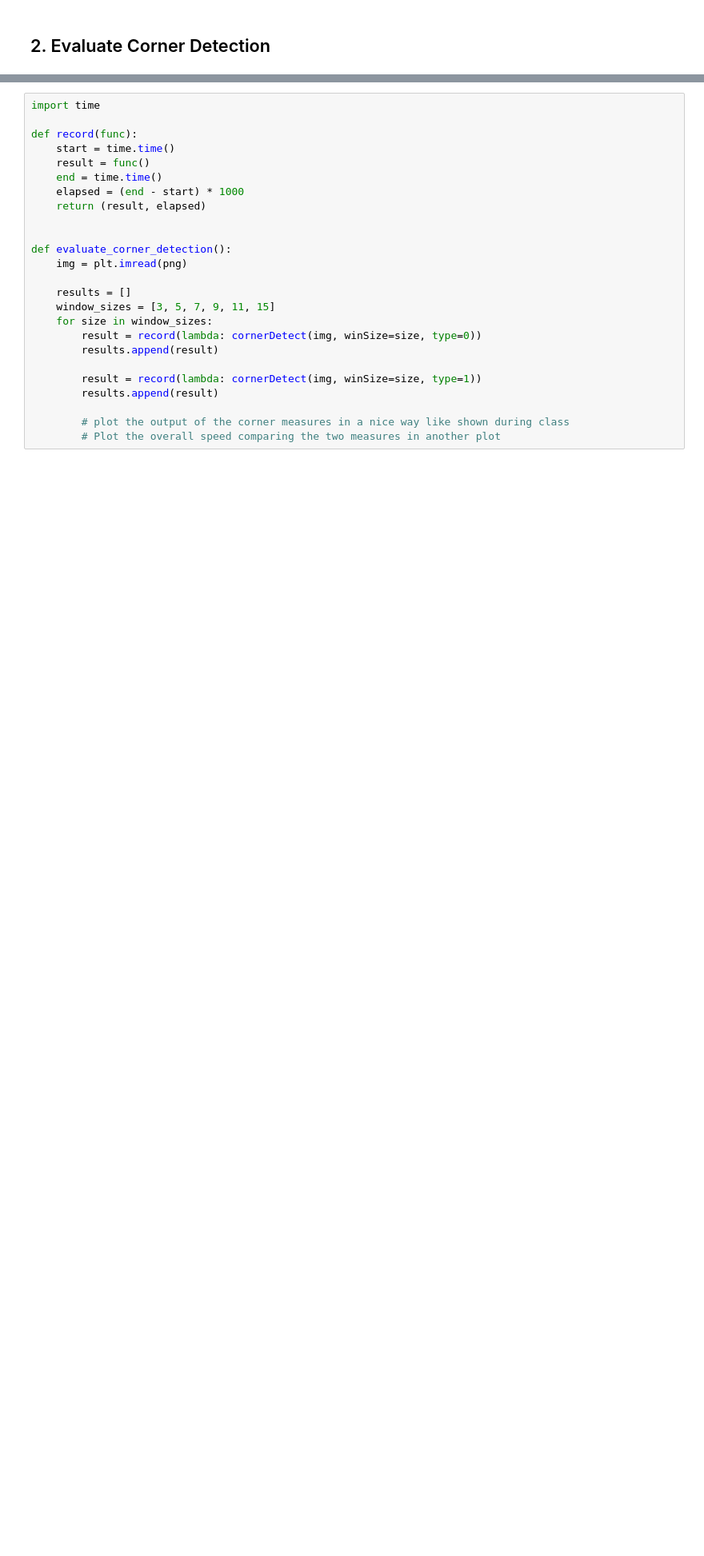
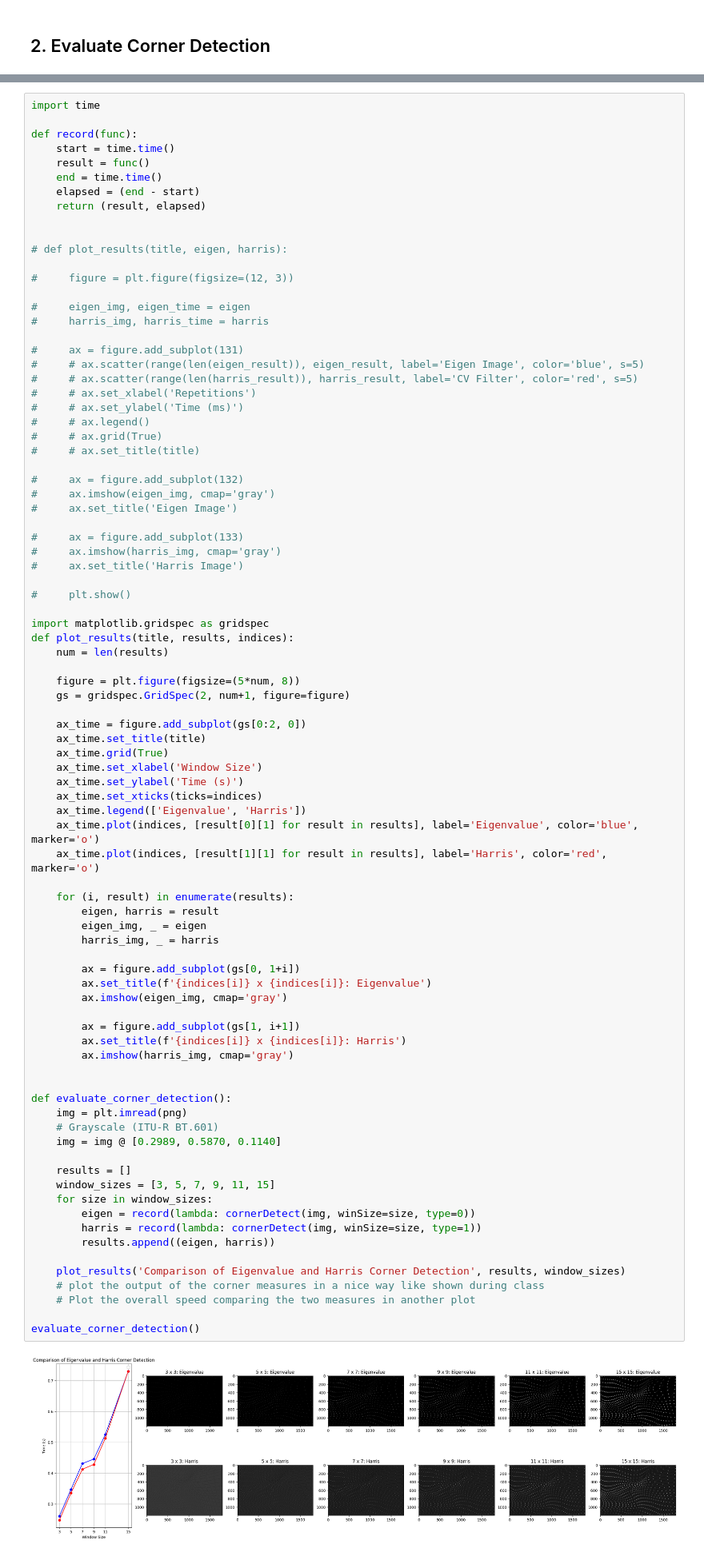
Before and after one commit to hwoop/computer-vision, a Jupyter notebook: Assignment3/corners_hyunwoo.ipynb, the cells around one changed output, grey strips where cells are left out. Shown: that part at 80% size. Saved outputs shown, nothing was run; the diff lists cells and outputs as text; blank space fills up the shorter version.

```diff
--- a/Assignment3/corners_hyunwoo.ipynb
+++ b/Assignment3/corners_hyunwoo.ipynb
@@ -44,25 +95,87 @@ Image.open(jpg).save(png, format='png')
 # %%
 import time
 
 def record(func):
     start = time.time()
     result = func()
     end = time.time()
-    elapsed = (end - start) * 1000
+    elapsed = (end - start)
     return (result, elapsed)
+
+
+# def plot_results(title, eigen, harris):
+
+#     figure = plt.figure(figsize=(12, 3))
+
+#     eigen_img, eigen_time = eigen
+#     harris_img, harris_time = harris
+
+#     ax = figure.add_subplot(131)
+#     # ax.scatter(range(len(eigen_result)), eigen_result, label='Eigen Image', color='blue', s=5)
+#     # ax.scatter(range(len(harris_result)), harris_result, label='CV Filter', color='red', s=5)
+#     # ax.set_xlabel('Repetitions')
+#     # ax.set_ylabel('Time (ms)')
+#     # ax.legend()
+#     # ax.grid(True)
+#     # ax.set_title(title)
+
+#     ax = figure.add_subplot(132)
+#     ax.imshow(eigen_img, cmap='gray')
+#     ax.set_title('Eigen Image')
+
+#     ax = figure.add_subplot(133)
+#     ax.imshow(harris_img, cmap='gray')
+#     ax.set_title('Harris Image')
+
+#     plt.show()
+
+import matplotlib.gridspec as gridspec
+def plot_results(title, results, indices):
+    num = len(results)
+
+    figure = plt.figure(figsize=(5*num, 8))
+    gs = gridspec.GridSpec(2, num+1, figure=figure)
+
+    ax_time = figure.add_subplot(gs[0:2, 0])
+    ax_time.set_title(title)
+    ax_time.grid(True)
+    ax_time.set_xlabel('Window Size')
+    ax_time.set_ylabel('Time (s)')
+    ax_time.set_xticks(ticks=indices)
+    ax_time.legend(['Eigenvalue', 'Harris'])
+    ax_time.plot(indices, [result[0][1] for result in results], label='Eigenvalue', color='blue', marker='o')
+    ax_time.plot(indices, [result[1][1] for result in results], label='Harris', color='red', marker='o')
+
+    for (i, result) in enumerate(results):
+        eigen, harris = result
+        eigen_img, _ = eigen
+        harris_img, _ = harris
+
+        ax = figure.add_subplot(gs[0, 1+i])
+        ax.set_title(f'{indices[i]} x {indices[i]}: Eigenvalue')
+        ax.imshow(eigen_img, cmap='gray')
+
+        ax = figure.add_subplot(gs[1, i+1])
+        ax.set_title(f'{indices[i]} x {indices[i]}: Harris')
+        ax.imshow(harris_img, cmap='gray')
 
 
 def evaluate_corner_detection():
     img = plt.imread(png)
+    # Grayscale (ITU-R BT.601)
+    img = img @ [0.2989, 0.5870, 0.1140]
 
     results = []
     window_sizes = [3, 5, 7, 9, 11, 15]
     for size in window_sizes:
-        result = record(lambda: cornerDetect(img, winSize=size, type=0))
-        results.append(result)
+        eigen = record(lambda: cornerDetect(img, winSize=size, type=0))
+        harris = record(lambda: cornerDetect(img, winSize=size, type=1))
+        results.append((eigen, harris))
 
-        result = record(lambda: cornerDetect(img, winSize=size, type=1))
-        results.append(result)
+    plot_results('Comparison of Eigenvalue and Harris Corner Detection', results, window_sizes)
+    # plot the output of the corner measures in a nice way like shown during class
+    # Plot the overall speed comparing the two measures in another plot
 
-        # plot the output of the corner measures in a nice way like shown during class
-        # Plot the overall speed comparing the two measures in another plot
+evaluate_corner_detection()
+# %% [output]
+[figure, added]
```
Also changed, not shown: parts of 2 cells of this notebook.
